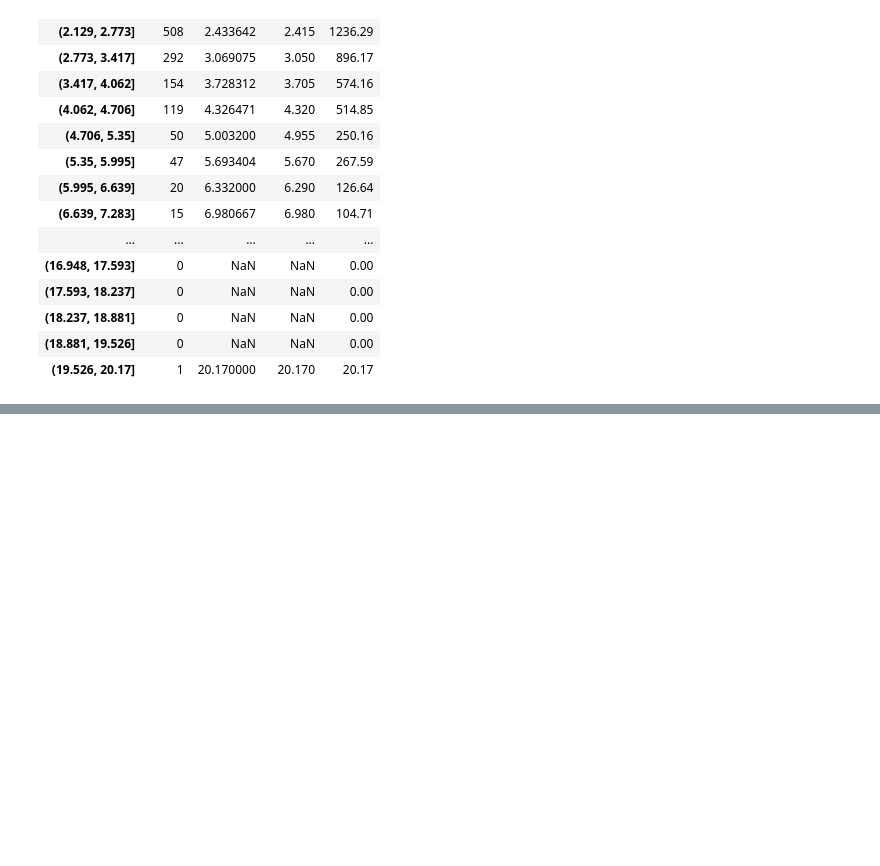
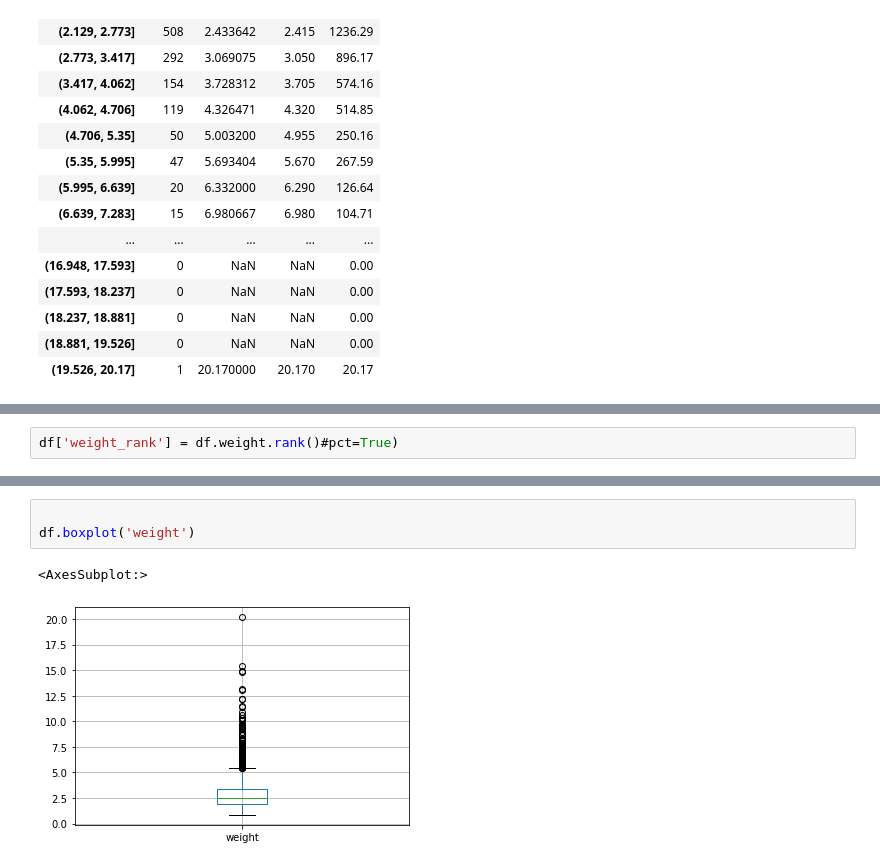
Before and after one commit to KeskilV/pandas_tutorial, a Jupyter notebook: Vars_and_metrics.ipynb, the cells around one changed output, grey strips where cells are left out. Saved outputs shown, nothing was run; the diff lists cells and outputs as text; blank space fills up the shorter version.

```diff
--- a/Vars_and_metrics.ipynb
+++ b/Vars_and_metrics.ipynb
@@ -68,0 +97,2 @@ df.agg?
+# %%
+df['weight_rank'] = df.weight.rank()#pct=True)
@@ -68,0 +132,6 @@ df.agg?
+# %%
+
+df.boxplot('weight')
+# %% [output]
+<AxesSubplot:>
+[figure, added]
```
Also changed, not shown: parts of 43 cells of this notebook.
